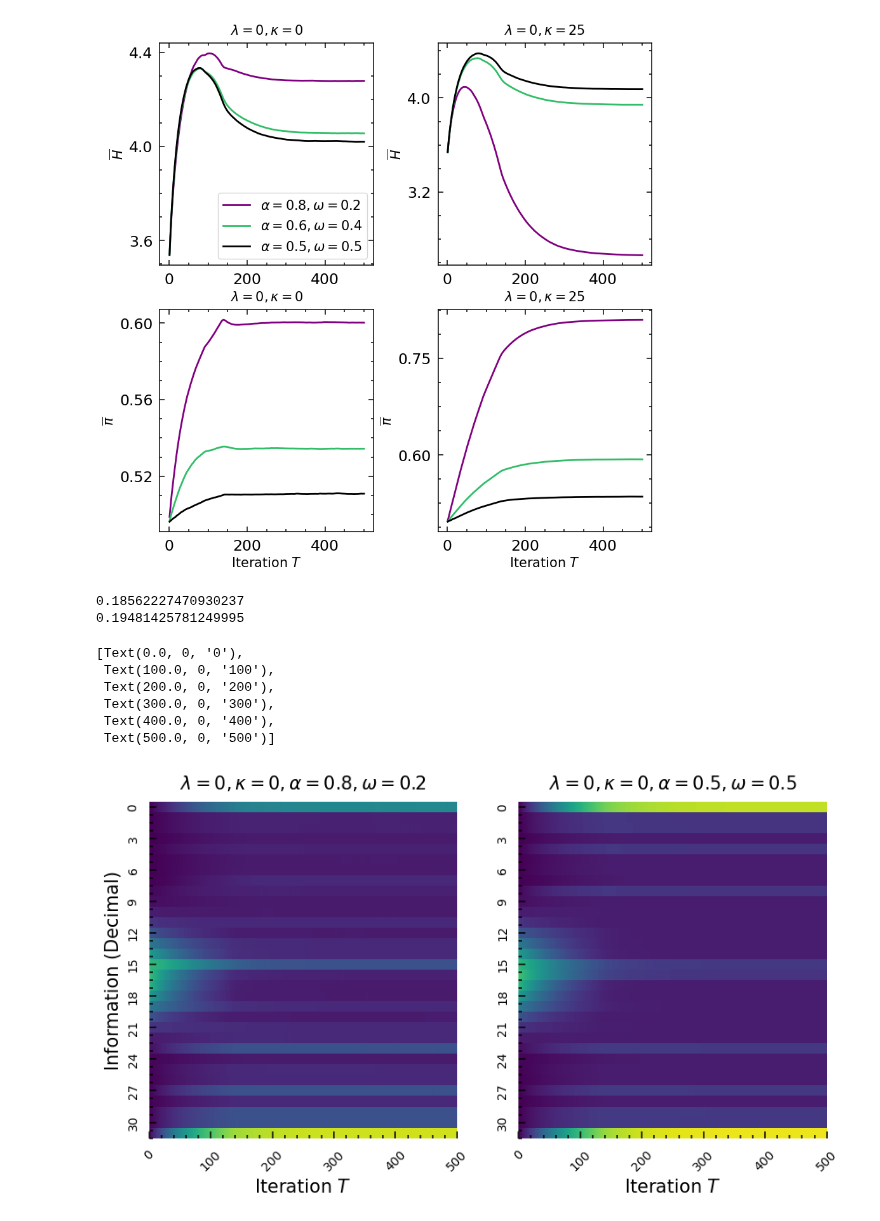
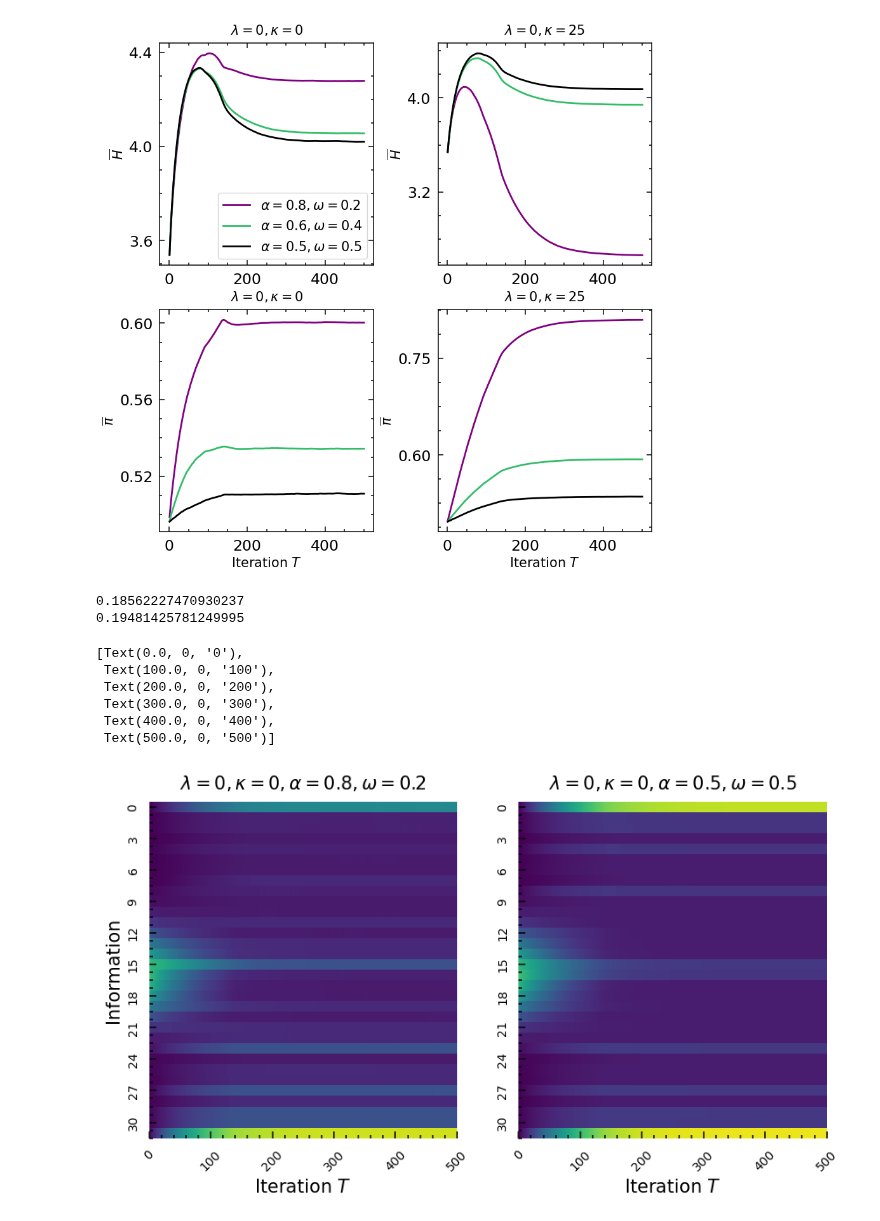
Before and after one commit to patrick-oliveira/EntropiaGrafos, a Jupyter notebook: notebooks/two_polarized_groups.ipynb, the cells around one changed output. Cells and saved outputs as stored; diff of their text form; code cells hidden in the pictures.

```diff
--- a/notebooks/two_polarized_groups.ipynb
+++ b/notebooks/two_polarized_groups.ipynb
@@ -215,7 +215,7 @@ data = results[make_tuple(param, True)]
 print(data['distribution'][:500].max())
 _, ax = heat_plot(data['distribution'][:500], cmap = 'viridis', fig = fig, ax = axs[0], vmax = 0.2)
 
-axs[0].set_ylabel("Information (Decimal)")
+axs[0].set_ylabel("Information")
 axs[0].set_xlabel(r"Iteration $T$")
 
 axs[0].tick_params(
@@ -236,31 +236,31 @@ axs[0].set_xticklabels(ticks, rotation = 45)
 
 param = selected_params = [x for x in params if x['kappa'] == 0 and x['lambd'] == 0 and x['alpha'] == 0.5 and x["omega"] == 0.5].pop()
 data = results[make_tuple(param, True)]
 print(data['distribution'][:500].max())
 _, ax = heat_plot(data['distribution'][:500], cmap = 'viridis', fig = fig, ax = axs[1], vmax = 0.2)
 
 # axs[1].set_ylabel("Information (Decimal)")
 axs[1].set_xlabel(r"Iteration $T$")
 
 axs[1].tick_params(
     which = 'both',
     top = False,
     right = False,
     labelsize = 10
 )
 
 axs[1].xaxis.set_major_locator(MaxNLocator(5))
 new_tick_locations = axs[1].get_xticks()
 ticks = [int(x) for x in new_tick_locations]
 axs[1].set_xticks(new_tick_locations)
 axs[1].set_xticklabels(ticks, rotation = 45)
 # %% [output]
 0.18562227470930237
 0.19481425781249995
 [Text(0.0, 0, '0'),
  Text(100.0, 0, '100'),
  Text(200.0, 0, '200'),
  Text(300.0, 0, '300'),
  Text(400.0, 0, '400'),
  Text(500.0, 0, '500')]
-[figure, old version]
+[figure, new version]
```
